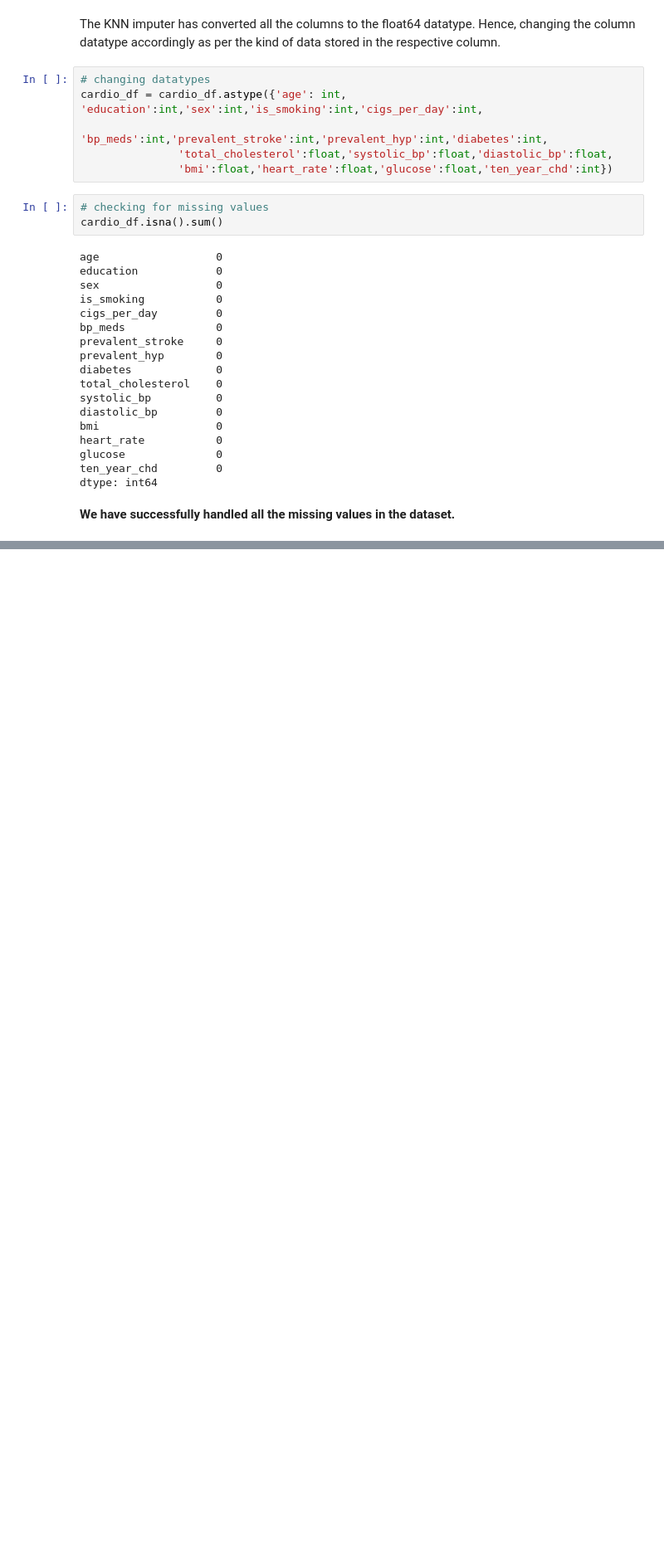
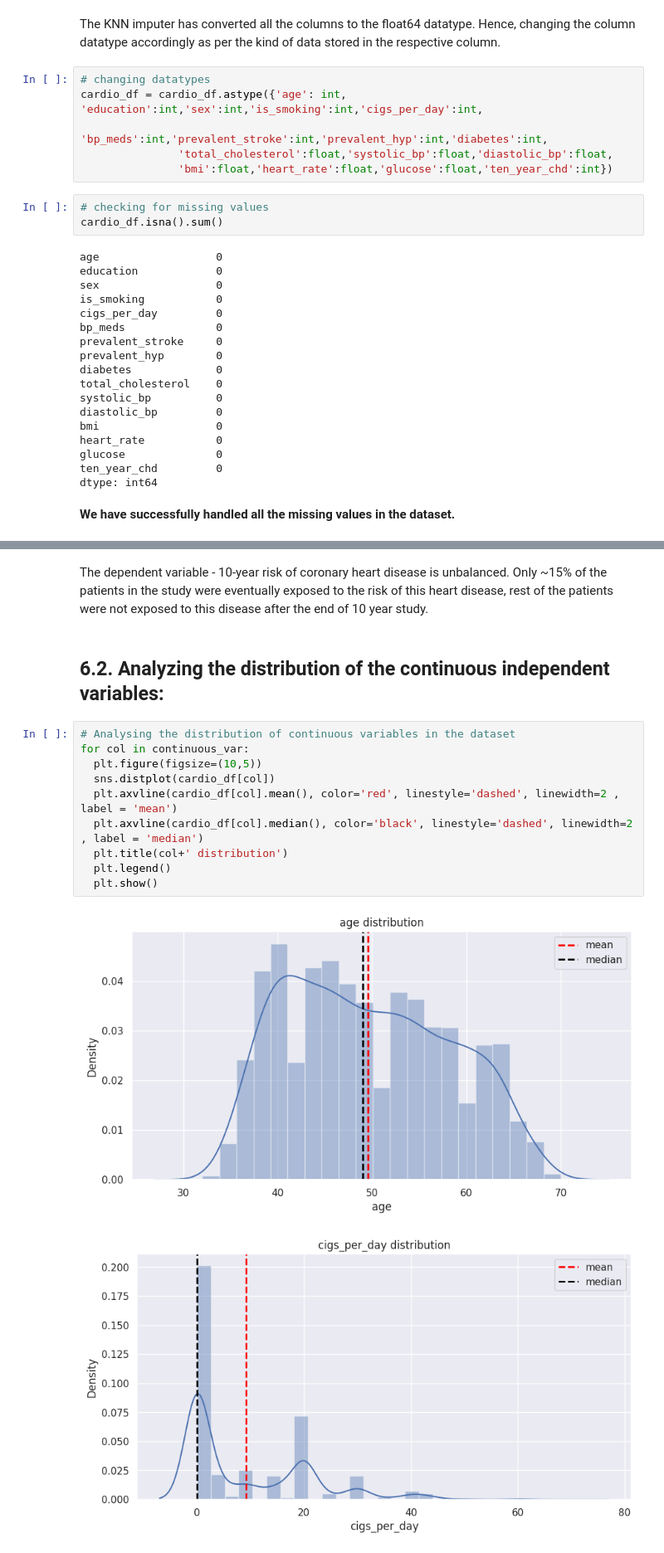
Before and after one commit to hamant-jagwan/Cardiovascular_Risk_Prediction--ML--Classification, a Jupyter notebook: Cardiovascular_Risk_Prediction.ipynb, the cells around one changed output, grey strips where cells are left out. Shown at 83% size. Cells and saved outputs as stored; diff of their text form; blank space fills up the shorter version.

```diff
--- a/Cardiovascular_Risk_Prediction.ipynb
+++ b/Cardiovascular_Risk_Prediction.ipynb
@@ -518,0 +547,17 @@ dtype: int64
+# %% [markdown]
+The dependent variable - 10-year risk of coronary heart disease is unbalanced. Only ~15% of the patients in the study were eventually exposed to the risk of this heart disease, rest of the patients were not exposed to this disease after the end of 10 year study.
+# %% [markdown]
+## **6.2. Analyzing the distribution of the continuous independent variables:**
+# %%
+# Analysing the distribution of continuous variables in the dataset
+for col in continuous_var:
+  plt.figure(figsize=(10,5))
+  sns.distplot(cardio_df[col])
+  plt.axvline(cardio_df[col].mean(), color='red', linestyle='dashed', linewidth=2 , label = 'mean')
+  plt.axvline(cardio_df[col].median(), color='black', linestyle='dashed', linewidth=2 , label = 'median')
+  plt.title(col+' distribution')
+  plt.legend()
+  plt.show()
+# %% [output]
+[figure, added]
+[figure, added]
```
Also changed, not shown: parts of 11 cells of this notebook.
